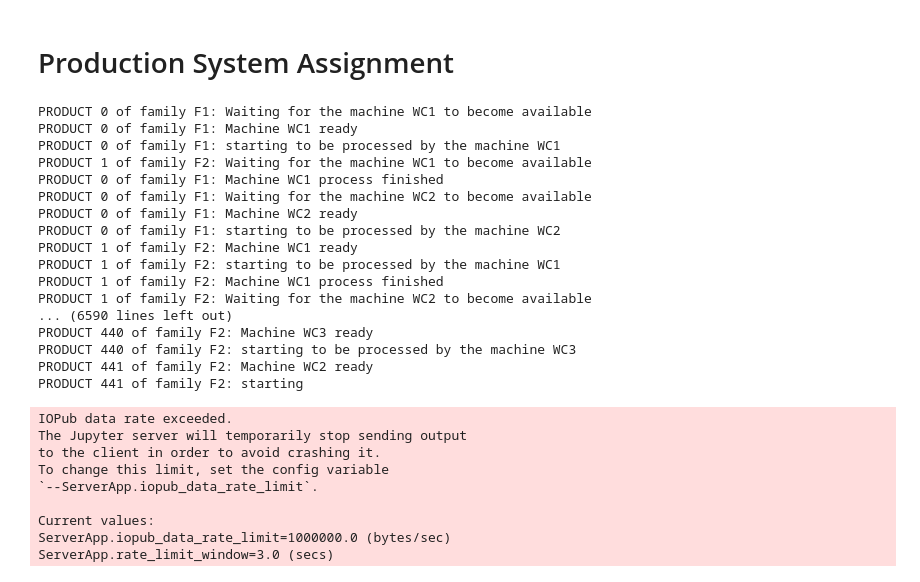
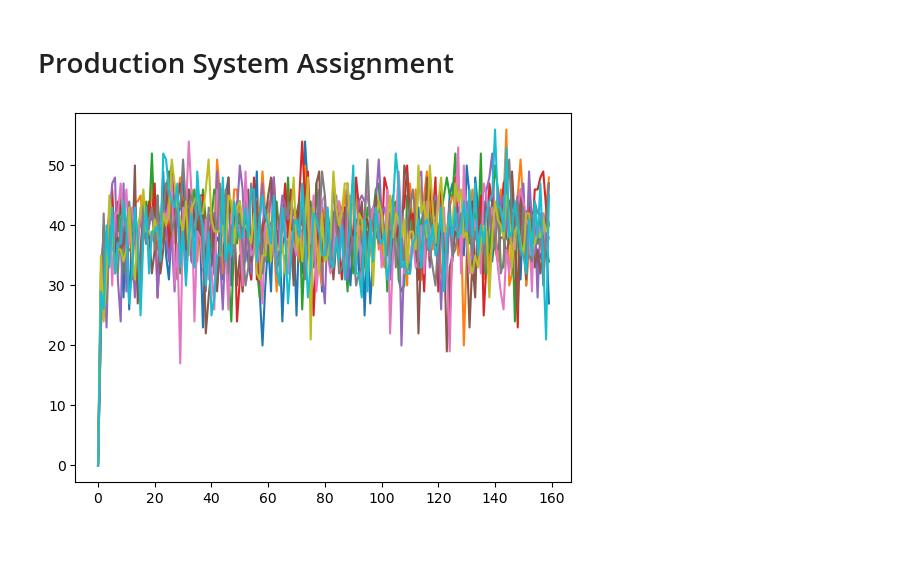
Before and after one commit to alessiacorni/Production_System, a Jupyter notebook: production_system.ipynb, the cells around one changed output. Cells and saved outputs as stored; diff of their text form; code cells hidden in the pictures; blank space fills up the shorter version.

```diff
--- a/production_system.ipynb
+++ b/production_system.ipynb
@@ -39,11 +40,23 @@ class System:
             self.machines.append(server)
 
         self.jobs: list[Job] = []
+
+        self.th_stats = [0]
+        self.last_total_th = 0
+
         self.env.process(self.run())
+        self.env.process(self.throughput_sampler())
 
     @property
     def finished_jobs(self) -> int:
         return sum(job.done for job in self.jobs)
+
+    def throughput_sampler(self):
+        while True:
+            yield self.env.timeout(60)
+            delta = self.finished_jobs - self.last_total_th
+            self.th_stats.append(delta)
+            self.last_total_th = self.finished_jobs
 
     def run(self) -> ProcessGenerator:
         idx = 0
@@ -57,6 +70,7 @@ class System:
             else:
                 family = 3
             processing_time = self.processing_time_per_family_distribution[family-1]()
+            due_date_offset = self.due_dates_distribution()
 
             family_routing_distr = self.routing_distribution[family]
             family_routing_prob = self.routing_prob[family]
@@ -73,6 +87,7 @@ class System:
                 routing=job_routing,
                 arrival_time=self.env.now,
                 process_time=processing_time,
+                due_date=(self.env.now + due_date_offset),
                 idx=idx,
                 family="F{}".format(family)
             )
@@ -83,5 +100,5 @@ class System:
 # %%
-def run(seed: int | None) -> System:
+def run_system(seed: int | None, until: float = 60*120) -> System:
     random.seed(seed)
     production_system = System(
         env=simpy.Environment(),
@@ -104,5 +121,8 @@ def run(seed: int | None) -> System:
         },
         due_dates_distribution=lambda: random.uniform(30,50)
     )
-    production_system.env.run(until=60*120)
+    production_system.env.run(until=until)
     return production_system
+
+def main_system(*seeds: int, until) -> list[System]:
+    return [run_system(seed, until=until) for seed in seeds]
@@ -109,29 +176,9 @@ def run(seed: int | None) -> System:
 # %%
-manufacturing_system = run(seed=42)
+# manufacturing_system = run(seed=42)
-# %% [output]
-PRODUCT 0 of family F1: Waiting for the machine WC1 to become available
-PRODUCT 0 of family F1: Machine WC1 ready
-PRODUCT 0 of family F1: starting to be processed by the machine WC1
-PRODUCT 1 of family F2: Waiting for the machine WC1 to become available
-PRODUCT 0 of family F1: Machine WC1 process finished
-PRODUCT 0 of family F1: Waiting for the machine WC2 to become available
-PRODUCT 0 of family F1: Machine WC2 ready
-PRODUCT 0 of family F1: starting to be processed by the machine WC2
-PRODUCT 1 of family F2: Machine WC1 ready
-PRODUCT 1 of family F2: starting to be processed by the machine WC1
-PRODUCT 1 of family F2: Machine WC1 process finished
-PRODUCT 1 of family F2: Waiting for the machine WC2 to become available
-... (6590 lines left out)
-PRODUCT 440 of family F2: Machine WC3 ready
-PRODUCT 440 of family F2: starting to be processed by the machine WC3
-PRODUCT 441 of family F2: Machine WC2 ready
-PRODUCT 441 of family F2: starting
-IOPub data rate exceeded.
-The Jupyter server will temporarily stop sending output
-to the client in order to avoid crashing it.
-To change this limit, set the config variable
-`--ServerApp.iopub_data_rate_limit`.
-
-Current values:
-ServerApp.iopub_data_rate_limit=1000000.0 (bytes/sec)
-ServerApp.rate_limit_window=3.0 (secs)
+# %%
+system_runs = main_system(*seeds[:10], until=60 * 160)
+system_arr = np.array([run.th_stats for run in system_runs])
+plt.plot(system_arr.T)
+plt.show()
+# %% [output]
+[figure, added]
```
Also changed, not shown: parts of 6 cells of this notebook, 1 other file.
